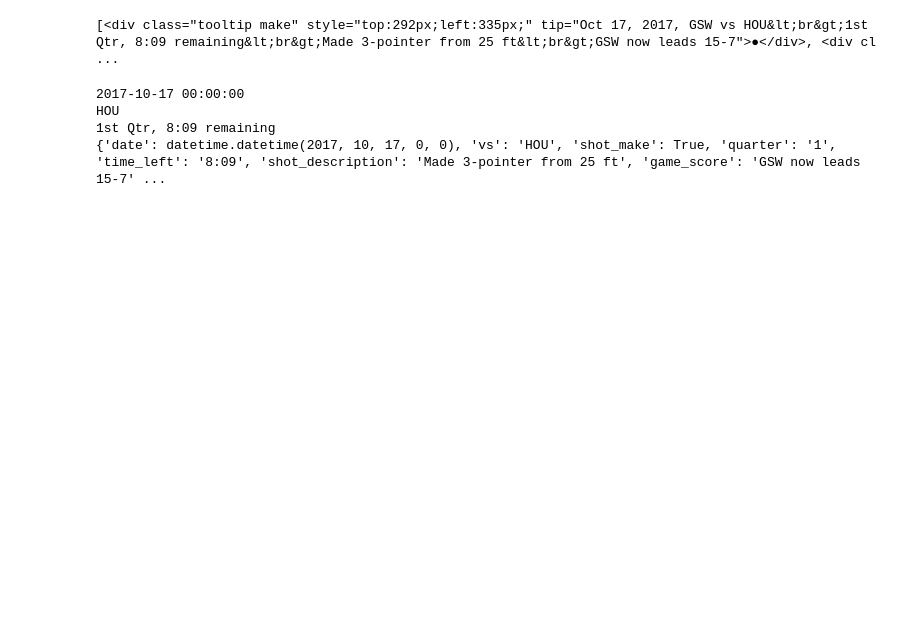
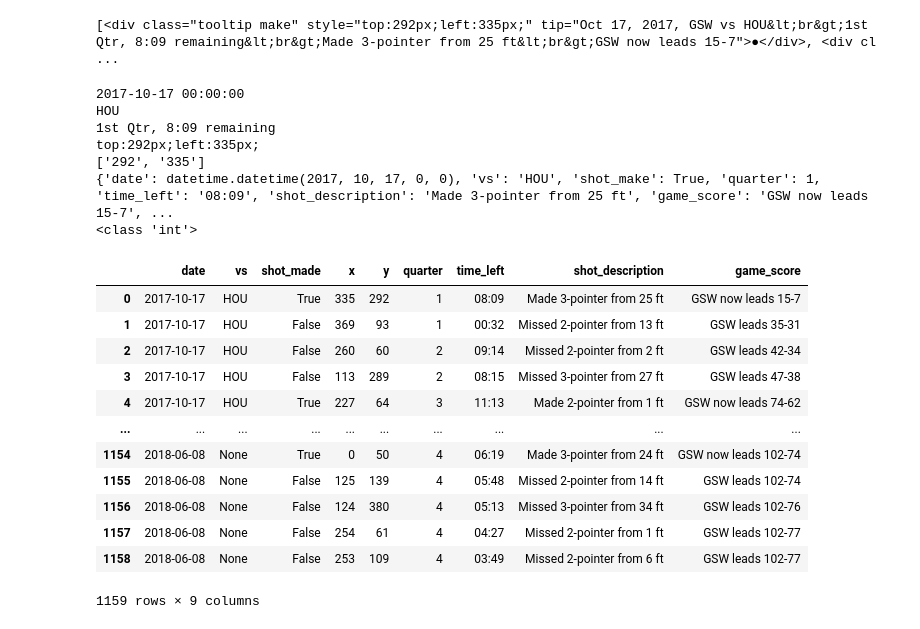
Before and after one commit to Fluffisaurus/player-performance-projection, a Jupyter notebook: shot_webscrape.ipynb, the cells around one changed output. Drawn from its saved outputs; the diff is of its cells as text; code cells hidden in the pictures; blank space fills up the shorter version.

Commit message:
Finished web scrape for a single page
-scrape into a pandas dataframe with columns: date, vs, shot_made, x, y, quarter, time_left, shot_description, game_score

```diff
--- a/shot_webscrape.ipynb
+++ b/shot_webscrape.ipynb
@@ -57,15 +58,31 @@ print(tip[1])
 game_time = tip[1].split(', ')
 q = re.search('\d', game_time[0])
 if(q):
-    quarter = q.group(0)
+    quarter = int(q.group(0))
 else:
     quarter = None
 
 t = re.search('\d{,2}:\d{2}', game_time[1])
 if(t):
-    time_left = t.group(0)
+    time_string = t.group(0)
 else:
-    time_left = None
+    time_string = None
+
+time_string = time_string.split(':')
+time_left = time(minute = int(time_string[0]), second = int(time_string[1])).strftime('%M:%S')
+
+
+# shot location
+print(shots[0]['style'])
+xy_match = re.findall('(?<=:)(?:-?)\d*', shots[0]['style'])
+print(xy_match)
+if(xy_match):
+    y_pos = int(xy_match[0])
+    x_pos = int(xy_match[1])
+else:
+    y_pos = None
+    x_pos = None
+
 
 
 info = {
@@ -76,10 +93,16 @@ info = {
     'time_left': time_left,
     'shot_description': tip[2],
     'game_score': tip[3],
+    'x': x_pos,
+    'y': y_pos,
 }
 print(info)
+print(type(info['x']))
 # %% [output]
 2017-10-17 00:00:00
 HOU
 1st Qtr, 8:09 remaining
-{'date': datetime.datetime(2017, 10, 17, 0, 0), 'vs': 'HOU', 'shot_make': True, 'quarter': '1', 'time_left': '8:09', 'shot_description': 'Made 3-pointer from 25 ft', 'game_score': 'GSW now leads 15-7' ...
+top:292px;left:335px;
+['292', '335']
+{'date': datetime.datetime(2017, 10, 17, 0, 0), 'vs': 'HOU', 'shot_make': True, 'quarter': 1, 'time_left': '08:09', 'shot_description': 'Made 3-pointer from 25 ft', 'game_score': 'GSW now leads 15-7', ...
+<class 'int'>
@@ -86,2 +182,19 @@ HOU
+# %%
+data = parseDataFromList(shots)
+data
+# %% [output]
+|  | date | vs | shot_made | x | y | quarter | time_left | shot_description | game_score |
+| 0 | 2017-10-17 | HOU | True | 335 | 292 | 1 | 08:09 | Made 3-pointer from 25 ft | GSW now leads 15-7 |
+| 1 | 2017-10-17 | HOU | False | 369 | 93 | 1 | 00:32 | Missed 2-pointer from 13 ft | GSW leads 35-31 |
+| 2 | 2017-10-17 | HOU | False | 260 | 60 | 2 | 09:14 | Missed 2-pointer from 2 ft | GSW leads 42-34 |
+| 3 | 2017-10-17 | HOU | False | 113 | 289 | 2 | 08:15 | Missed 3-pointer from 27 ft | GSW leads 47-38 |
+| 4 | 2017-10-17 | HOU | True | 227 | 64 | 3 | 11:13 | Made 2-pointer from 1 ft | GSW now leads 74-62 |
+| ... | ... | ... | ... | ... | ... | ... | ... | ... | ... |
+| 1154 | 2018-06-08 | None | True | 0 | 50 | 4 | 06:19 | Made 3-pointer from 24 ft | GSW now leads 102-74 |
+| 1155 | 2018-06-08 | None | False | 125 | 139 | 4 | 05:48 | Missed 2-pointer from 14 ft | GSW leads 102-74 |
+| 1156 | 2018-06-08 | None | False | 124 | 380 | 4 | 05:13 | Missed 3-pointer from 34 ft | GSW leads 102-76 |
+| 1157 | 2018-06-08 | None | False | 254 | 61 | 4 | 04:27 | Missed 2-pointer from 1 ft | GSW leads 102-77 |
+| 1158 | 2018-06-08 | None | False | 253 | 109 | 4 | 03:49 | Missed 2-pointer from 6 ft | GSW leads 102-77 |
+1159 rows × 9 columns
 # %%
 driver.quit()
```
Also changed, not shown: parts of 2 cells of this notebook.
